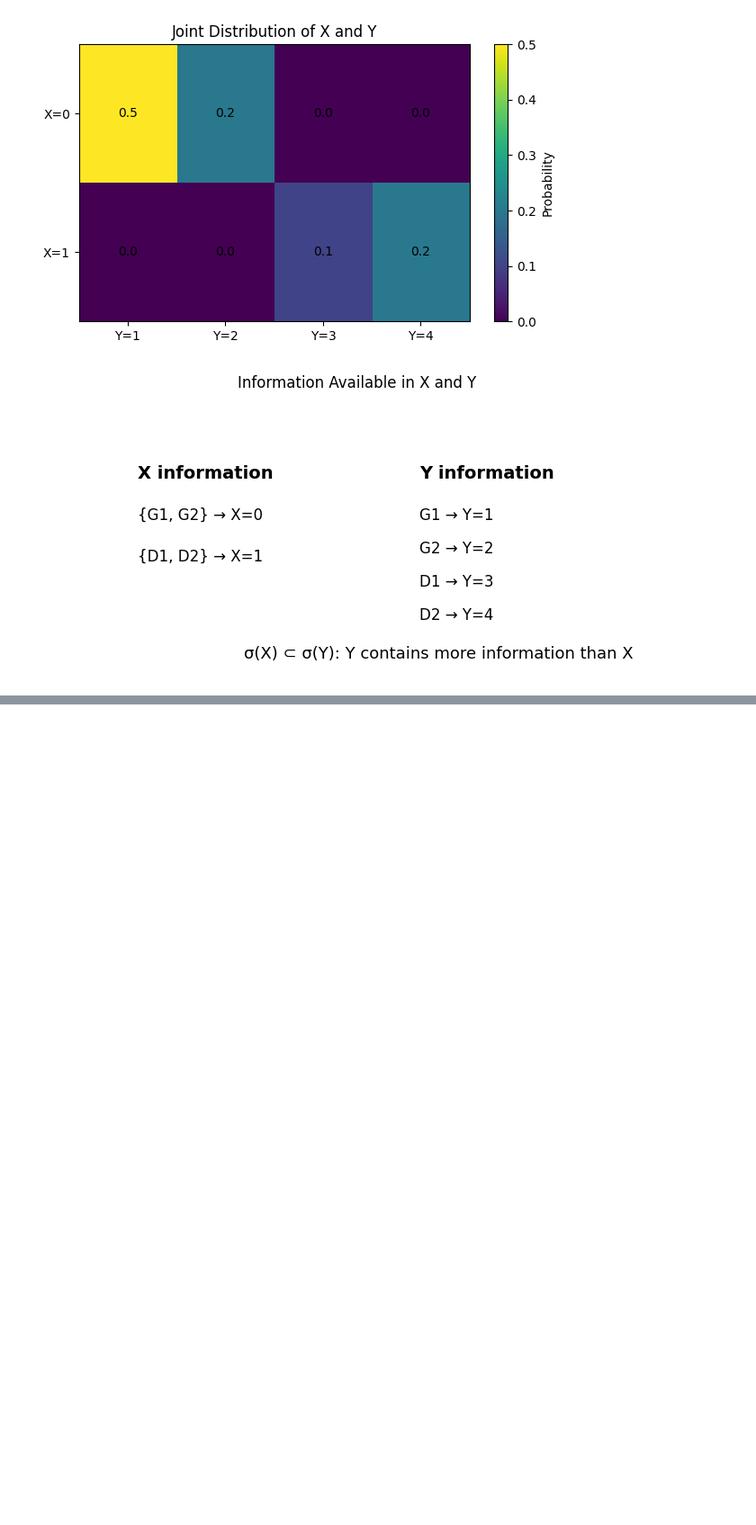
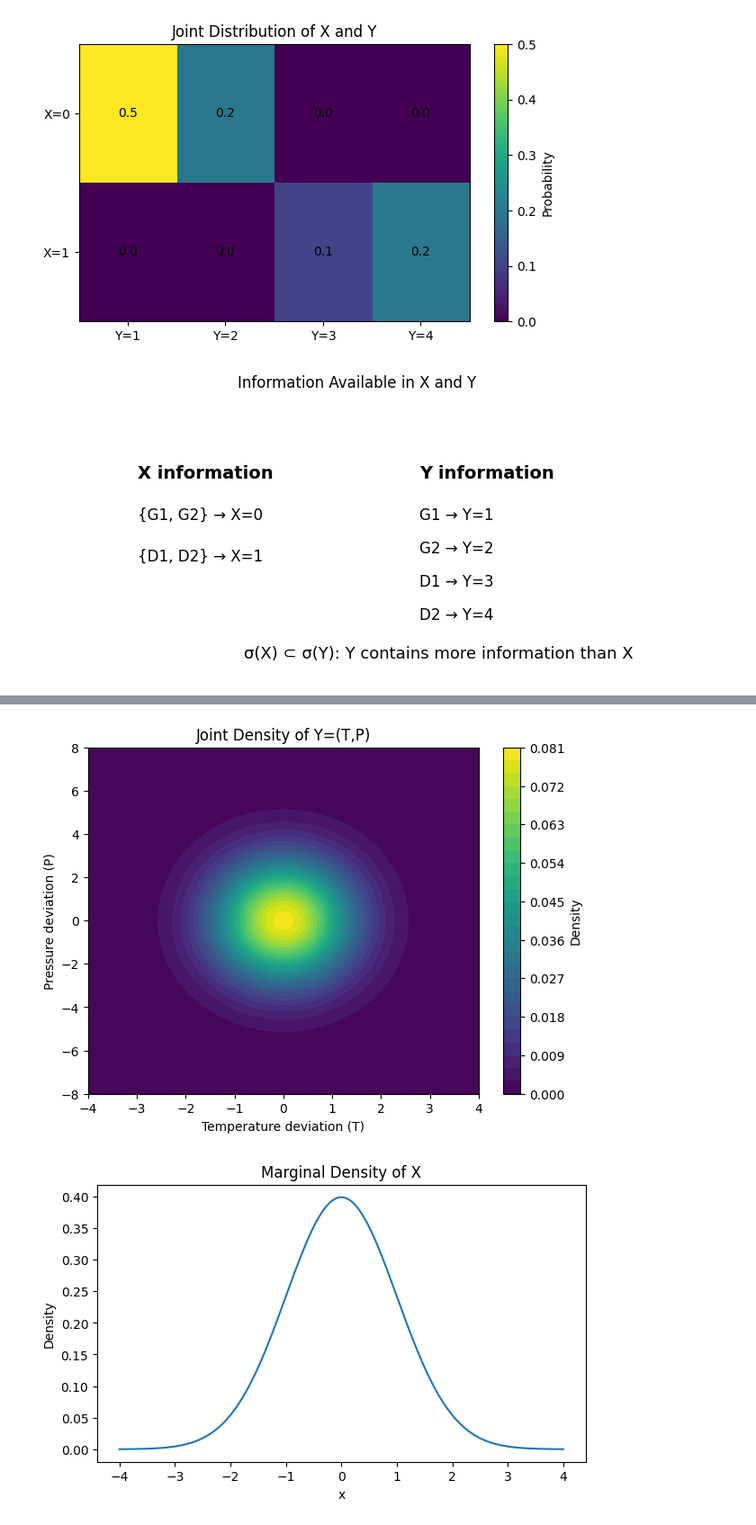
Before and after one commit to dakshini01/Statistical-Learning-e20181, a Jupyter notebook: Assignment_1.ipynb, the cells around one changed output, grey strips where cells are left out. Shown at 90% size. Cells and saved outputs as stored; diff of their text form; code cells hidden in the pictures; blank space fills up the shorter version.

```diff
--- a/Assignment_1.ipynb
+++ b/Assignment_1.ipynb
@@ -883,0 +1631,64 @@ plt.show()
+# %%
+# 12) Python-Based Visualization of the Model
+
+
+import numpy as np
+import matplotlib.pyplot as plt
+from scipy.stats import norm
+
+# Grid for joint density
+t = np.linspace(-4,4,200)
+p = np.linspace(-8,8,200)
+
+T, P = np.meshgrid(t,p)
+
+# Joint density
+Z = (1/(4*np.pi)) * np.exp(-(T**2)/2 - (P**2)/8)
+
+# -----------------------------------
+# Joint Density Contour Plot
+# -----------------------------------
+
+plt.figure(figsize=(7,5))
+plt.contourf(T,P,Z,levels=30)
+plt.colorbar(label='Density')
+plt.xlabel('Temperature deviation (T)')
+plt.ylabel('Pressure deviation (P)')
+plt.title('Joint Density of Y=(T,P)')
+plt.show()
+
+# -----------------------------------
+# Marginal Density of X
+# -----------------------------------
+
+x = np.linspace(-4,4,400)
+fx = norm.pdf(x,0,1)
+
+plt.figure(figsize=(7,4))
+plt.plot(x,fx)
+plt.xlabel('x')
+plt.ylabel('Density')
+plt.title('Marginal Density of X')
+plt.show()
+
+# -----------------------------------
+# Information Comparison
+# -----------------------------------
+
+fig, ax = plt.subplots(figsize=(9,4))
+
+ax.text(0.15,0.7,"Information in X",fontsize=14,weight='bold')
+ax.text(0.15,0.5,"Temperature only",fontsize=12)
+
+ax.text(0.60,0.7,"Information in Y",fontsize=14,weight='bold')
+ax.text(0.60,0.5,"Temperature + Pressure",fontsize=12)
+
+ax.text(0.32,0.15,r"$\sigma(X)\subset\sigma(Y)$",fontsize=16)
+
+ax.axis('off')
+
+plt.title("Information Comparison Between X and Y")
+plt.show()
+# %% [output]
+[figure, added]
+[figure, added]
```
Also changed, not shown: parts of 2 cells of this notebook.
